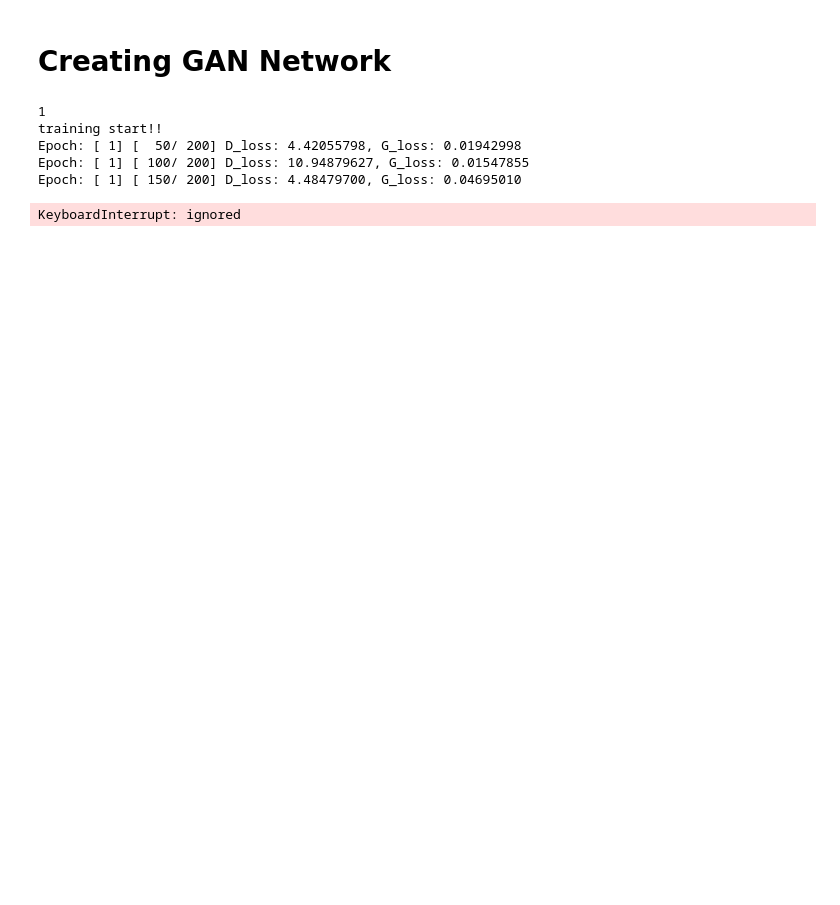
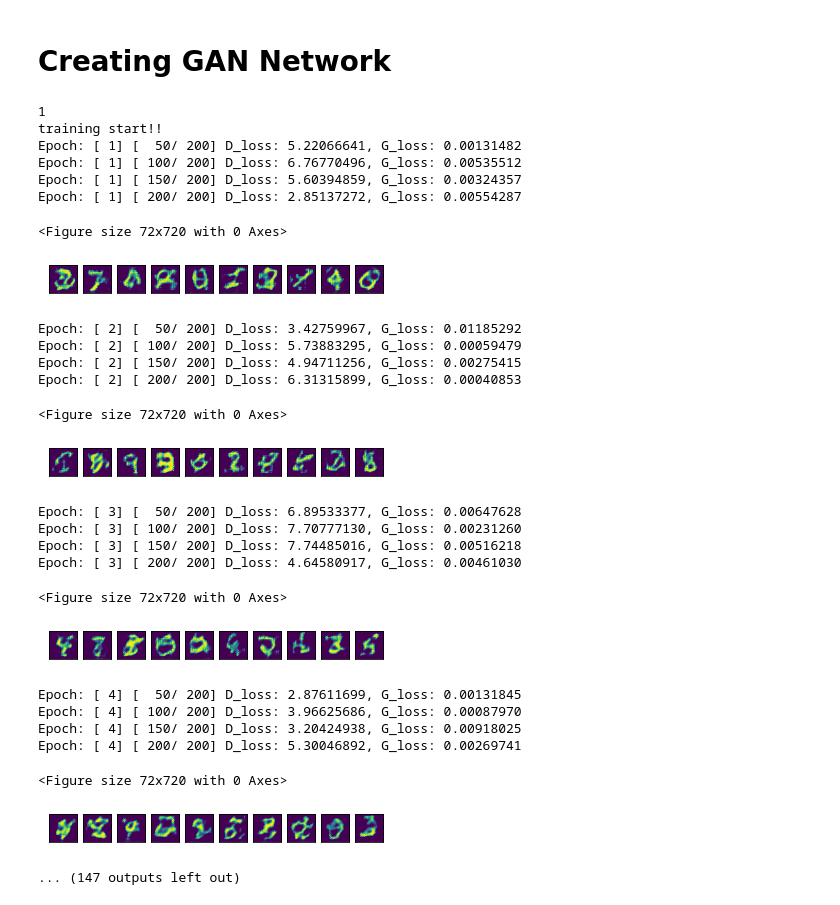
Before and after one commit to Olivia-Feldman/NUGAN-DISTGAN, a Jupyter notebook: DIST_GAN2.ipynb, the cells around one changed output. Saved outputs shown, nothing was run; the diff lists cells and outputs as text; code cells hidden in the pictures; blank space fills up the shorter version.

```diff
--- a/DIST_GAN2.ipynb
+++ b/DIST_GAN2.ipynb
@@ -58,7 +58,7 @@ class autoencoder(nn.Module):
         c =128
         self.conv1 = nn.Conv2d(in_channels=1, out_channels=c, kernel_size=4, stride=2, padding=1) # out: c x 14 x 14
         self.conv2 = nn.Conv2d(in_channels=c, out_channels=c*2, kernel_size=4, stride=2, padding=1) # out: c x 7 x 7
-        self.fc = nn.Linear(in_features=c*2*7*7, out_features=128)
+        self.fc = nn.Linear(in_features=c*2*7*7, out_features=100)
         self.bn1 = nn.BatchNorm2d(c)
         self.bn2 = nn.BatchNorm2d(c*2)
         initialize_weights(self)
@@ -208,16 +208,8 @@ class GAN():
         self.G_optimizer = optim.Adam(self.G.parameters(), lr=params['lr_g'], betas=(params['beta1'], params['beta2']),eps=1e-09)
         self.D_optimizer = optim.Adam(self.D.parameters(), lr=params['lr_d'], betas=(params['beta1'], params['beta2']),eps=1e-09)
 
-        #self.A_optimizer = optim.SGD(self.A.parameters(),lr=params['lr_g'])
-        #self.G_optimizer = optim.SGD(self.G.parameters(),lr=params['lr_g'])
-        #self.D_optimizer = optim.SGD(self.D.parameters(),lr=params['lr_g'])
-        # initialization of the loss function Hinge Embedding loss ( from paper )
-
-        self.BCE = nn.BCEWithLogitsLoss().cuda()
 
 
-        # Gettng a batch of noise to generate the fake data
-        self.sample_z_ = torch.rand((self.batch_size, self.z_dim)).cuda()
 
 # Fucntion to train the GAN, where you alternate between the training of the genenator and discriminator
 #--------------------------------------------------------------------------------------------------------
@@ -255,7 +247,7 @@ class GAN():
                 self.A_optimizer.zero_grad()
                 # reconstructed image
                 recon = self.A(x_)
-
+                self.D_optimizer.zero_grad()
                 self.G_optimizer.zero_grad()
                 X_r = self.G(recon) # reconstructed iamges from generator
                # print("\tX_r:", X_r.shape)
@@ -277,7 +269,7 @@ class GAN():
                 #print("\tR_loss:", R_loss.shape)
                 f = torch.mean(D_recon - D_fake) #distance between reconstructed imgs and reconstructed fake imgs
                 #print("\tf:", f.shape)
-                g = torch.mean(recon - z_) * 1.47  # distance between reconstruced imgs and noise # higher value = initial lowvD training loss
+                g = torch.mean(recon - z_) * 1.45  # distance between reconstruced imgs and noise # higher value = initial lowvD training loss
                 #print("\tg:", g.shape)
                 R_reg = torch.square(f - g)
 
@@ -302,7 +294,7 @@ class GAN():
 
 
                #-----------Train Discriminator --------#######
-                self.D_optimizer.zero_grad()
+
                 #Train Discriminator with Discriminator Score
                 D_real_prob, D_real_logits, d_real = self.D(x_.detach())
                 D_recon_prob, D_recon_logits,D_recon= self.D(X_r.detach())
@@ -419,19 +411,40 @@ def digit_frequency(gan):
     plt.ylabel("Quantity")
     plt.title("Labels in MNIST 784 dataset")
 # %%
-params = {'beta1': 0.5, 'beta2': 0.9,'lr_g':0.0002,'lr_d':0.0002,'max_epochs':100}
-#params = {'lr_g':0.0002,'max_epochs':100}
-params['z_dim'] = 128
+params = {'beta1': 0.5, 'beta2': 0.9,'lr_g':0.002,'lr_d':0.002,'max_epochs':100}
+
+params['z_dim'] = 100
 params['base_size'] = 128
 
 gan = GAN(params)
 
 
 gan.train()
 # %% [output]
 1
 training start!!
-Epoch: [ 1] [  50/ 200] D_loss: 4.42055798, G_loss: 0.01942998
-Epoch: [ 1] [ 100/ 200] D_loss: 10.94879627, G_loss: 0.01547855
-Epoch: [ 1] [ 150/ 200] D_loss: 4.48479700, G_loss: 0.04695010
+Epoch: [ 1] [  50/ 200] D_loss: 5.22066641, G_loss: 0.00131482
+Epoch: [ 1] [ 100/ 200] D_loss: 6.76770496, G_loss: 0.00535512
+Epoch: [ 1] [ 150/ 200] D_loss: 5.60394859, G_loss: 0.00324357
+Epoch: [ 1] [ 200/ 200] D_loss: 2.85137272, G_loss: 0.00554287
-KeyboardInterrupt: ignored
+<Figure size 72x720 with 0 Axes>
+[figure, added]
+Epoch: [ 2] [  50/ 200] D_loss: 3.42759967, G_loss: 0.01185292
+Epoch: [ 2] [ 100/ 200] D_loss: 5.73883295, G_loss: 0.00059479
+Epoch: [ 2] [ 150/ 200] D_loss: 4.94711256, G_loss: 0.00275415
+Epoch: [ 2] [ 200/ 200] D_loss: 6.31315899, G_loss: 0.00040853
+<Figure size 72x720 with 0 Axes>
+[figure, added]
+Epoch: [ 3] [  50/ 200] D_loss: 6.89533377, G_loss: 0.00647628
+Epoch: [ 3] [ 100/ 200] D_loss: 7.70777130, G_loss: 0.00231260
+Epoch: [ 3] [ 150/ 200] D_loss: 7.74485016, G_loss: 0.00516218
+Epoch: [ 3] [ 200/ 200] D_loss: 4.64580917, G_loss: 0.00461030
+<Figure size 72x720 with 0 Axes>
+[figure, added]
+Epoch: [ 4] [  50/ 200] D_loss: 2.87611699, G_loss: 0.00131845
+Epoch: [ 4] [ 100/ 200] D_loss: 3.96625686, G_loss: 0.00087970
+Epoch: [ 4] [ 150/ 200] D_loss: 3.20424938, G_loss: 0.00918025
+Epoch: [ 4] [ 200/ 200] D_loss: 5.30046892, G_loss: 0.00269741
+<Figure size 72x720 with 0 Axes>
+[figure, added]
+... (147 outputs left out)
```
